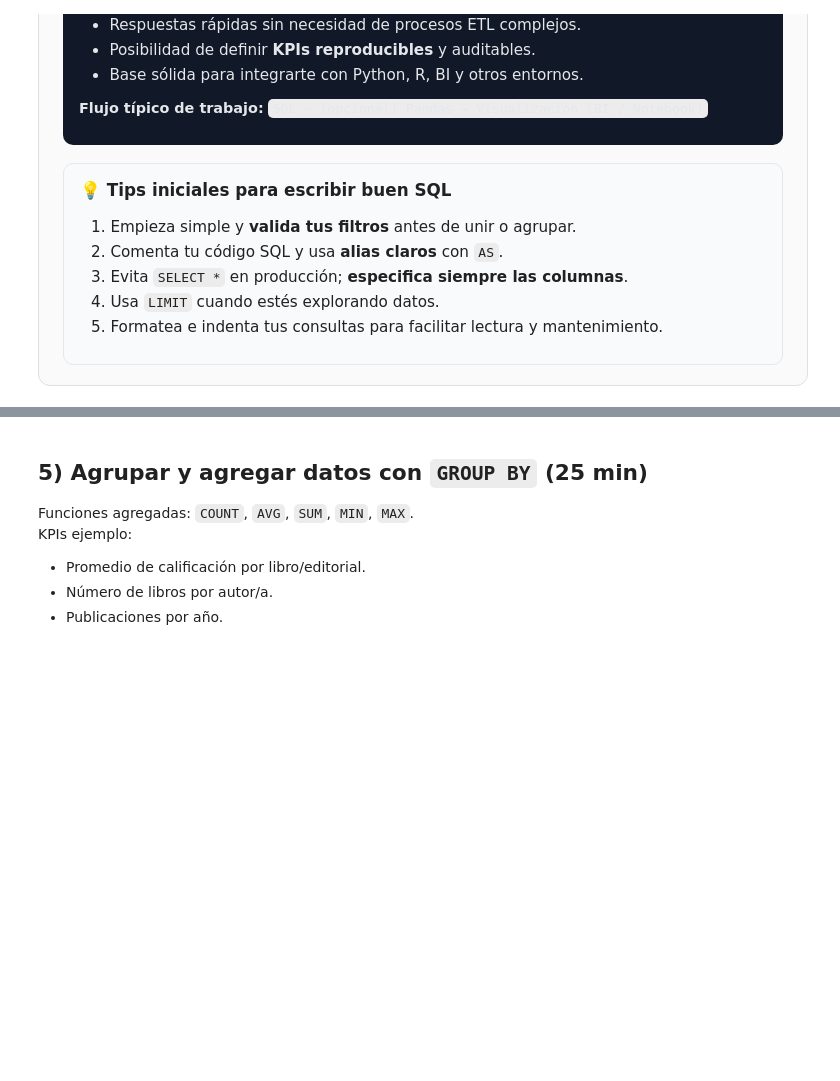
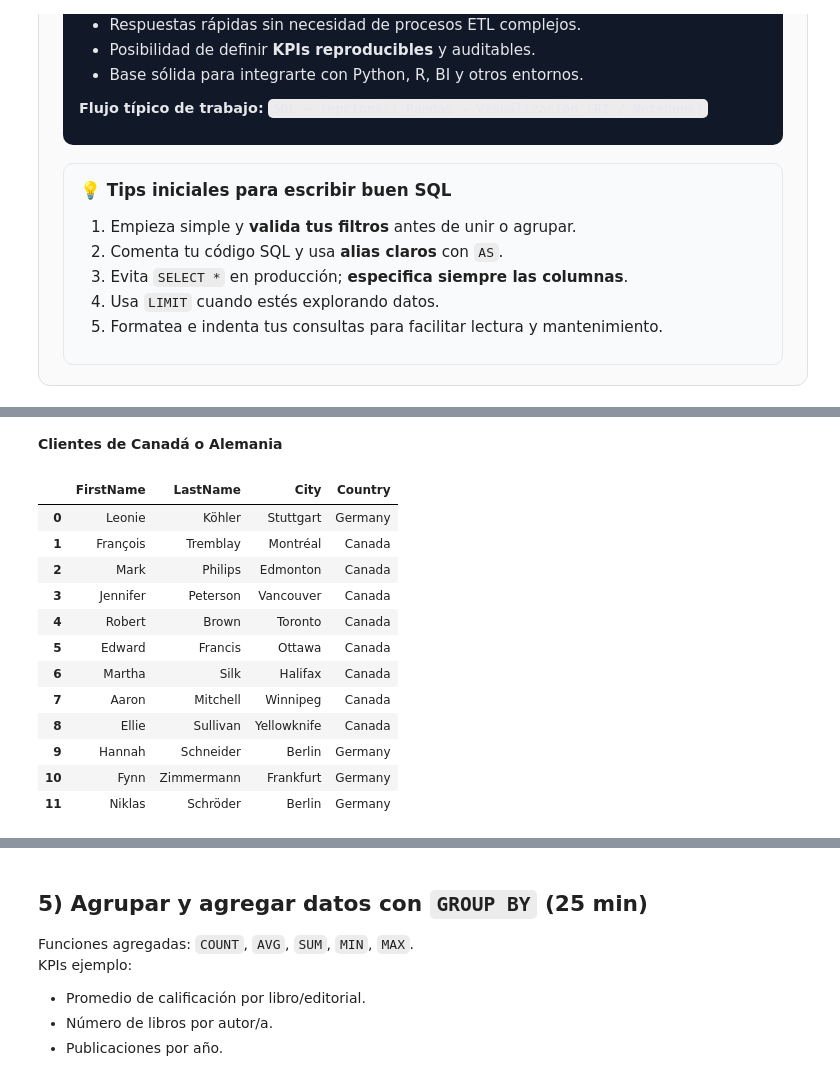
Before and after one commit to gbuvoli/DA_T8, a Jupyter notebook: Sprint3_Semana1.ipynb, the cells around one changed output, grey strips where cells are left out. Cells and saved outputs as stored; diff of their text form; code cells hidden in the pictures; blank space fills up the shorter version.

```diff
--- a/Sprint3_Semana1.ipynb
+++ b/Sprint3_Semana1.ipynb
@@ -331,0 +331,24 @@ display(top_pages)
+# %% [markdown]
+**Clientes de Canadá o Alemania**
+# %%
+query='''
+SELECT FirstName, LastName, City, Country
+FROM Customer
+WHERE Country = 'Canada' OR Country = 'Germany';
+'''
+
+pd.read_sql(query, conn)
+# %% [output]
+|  | FirstName | LastName | City | Country |
+| 0 | Leonie | Köhler | Stuttgart | Germany |
+| 1 | François | Tremblay | Montréal | Canada |
+| 2 | Mark | Philips | Edmonton | Canada |
+| 3 | Jennifer | Peterson | Vancouver | Canada |
+| 4 | Robert | Brown | Toronto | Canada |
+| 5 | Edward | Francis | Ottawa | Canada |
+| 6 | Martha | Silk | Halifax | Canada |
+| 7 | Aaron | Mitchell | Winnipeg | Canada |
+| 8 | Ellie | Sullivan | Yellowknife | Canada |
+| 9 | Hannah | Schneider | Berlin | Germany |
+| 10 | Fynn | Zimmermann | Frankfurt | Germany |
+| 11 | Niklas | Schröder | Berlin | Germany |
```
Also changed, not shown: parts of 50 cells of this notebook, 5 other files.
